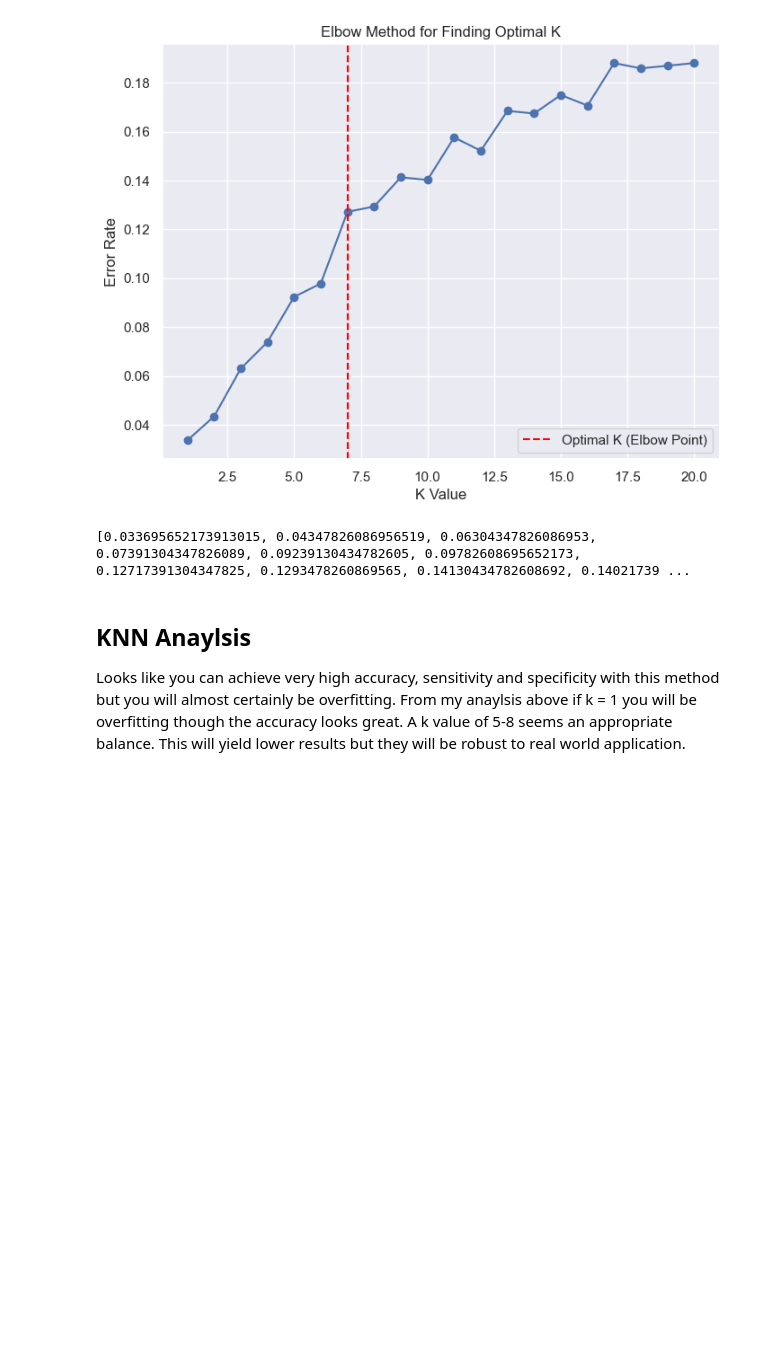
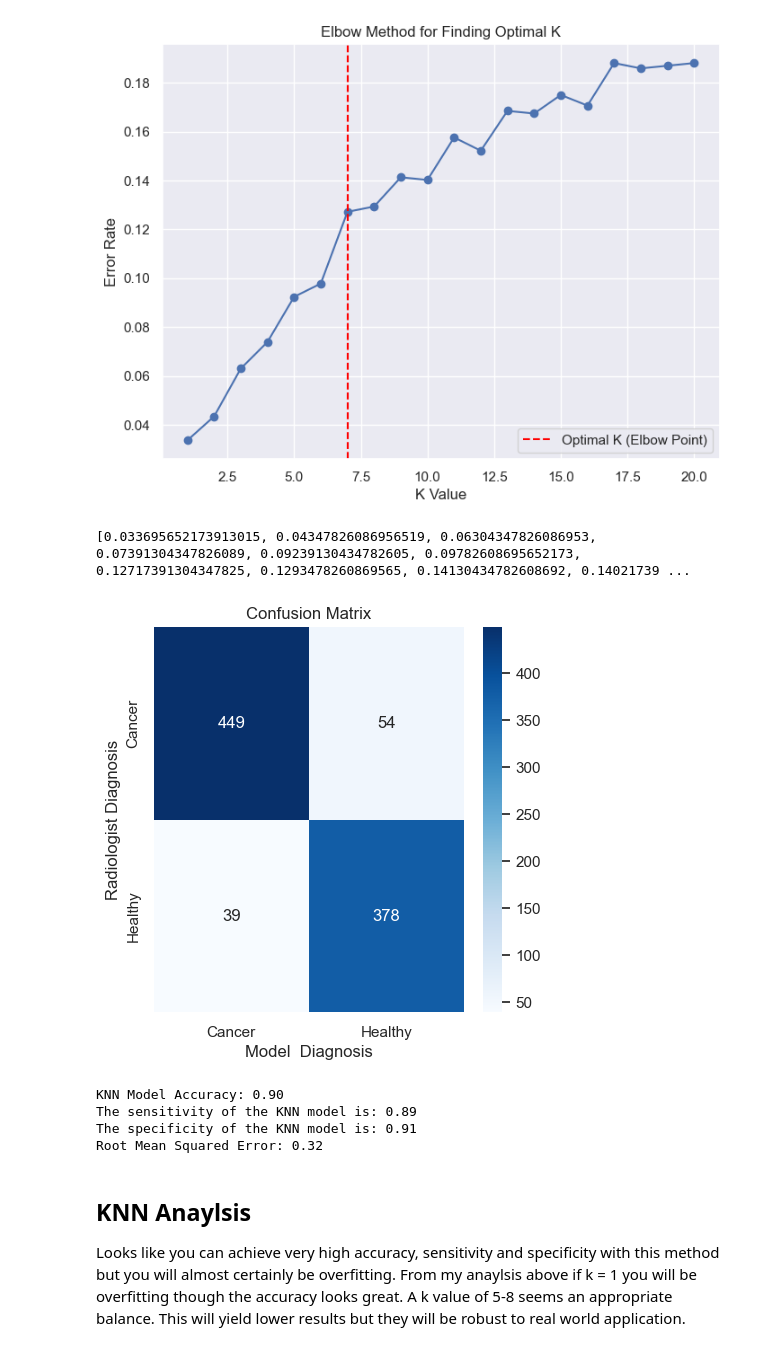
Before and after one commit to nicholasdoerksen/Supervised-Learning-Project, a Jupyter notebook: Final Project.ipynb, the cells around one changed output. Drawn from its saved outputs; the diff is of its cells as text; code cells hidden in the pictures; blank space fills up the shorter version.

```diff
--- a/Final Project.ipynb
+++ b/Final Project.ipynb
@@ -319,6 +327,9 @@ plot_confusion_matrix(cm)
 print(f"Decision Tree Classifer Model Accuracy: {accuracy_forest:.2f}")
 print(f"The sensitivity of the Random Forest Classifer model is: {sensitivity(y_test, y_pred_forest):.2f}")
 print(f"The specificity of the Random Forest Classifer model is: {specificity(y_test, y_pred_forest):.2f}")
+rmse = root_mean_squared_error(y_test, y_pred_forest)
+rmses['Random Forest Classifier'] = rmse
+print(f"Root Mean Squared Error: {rmse:.2f}")
 # %% [output]
 [figure]
 Decision Tree Classifer Model Accuracy: 0.96
@@ -340,6 +352,9 @@ plot_confusion_matrix(cm)
 print(f"AdaBoost Classifier Model Accuracy: {accuracy_ada:.2f}")
 print(f"The sensitivity of the AdaBoost Classifier model is: {sensitivity(y_test, y_pred_ada):.2f}")
 print(f"The specificity of the AdaBoost Classifier model is: {specificity(y_test, y_pred_ada):.2f}")
+rmse = root_mean_squared_error(y_test, y_pred_ada)
+rmses['AdaBoost Classifier'] = rmse
+print(f"Root Mean Squared Error: {rmse:.2f}")
 # %% [output]
 [figure]
 AdaBoost Classifier Model Accuracy: 0.84
@@ -359,6 +375,9 @@ plot_confusion_matrix(cm)
 print(f"Gradient Boosting Classifier Model Accuracy: {accuracy_gradient:.2f}")
 print(f"The sensitivity of the Gradient Boosting Classifier model is: {sensitivity(y_test, y_pred_gradient):.2f}")
 print(f"The specificity of the Gradient Boosting Classifier model is: {specificity(y_test, y_pred_gradient):.2f}")
+rmse = root_mean_squared_error(y_test, y_pred_gradient)
+rmses['Gradient Boosting Classifier'] = rmse
+print(f"Root Mean Squared Error: {rmse:.2f}")
 # %% [output]
 [figure]
 Gradient Boosting Classifier Model Accuracy: 0.93
@@ -389,6 +409,9 @@ plot_confusion_matrix(cm)
 print(f"SVM Model Accuracy: {accuracy_svm:.2f}")
 print(f"The sensitivity of the SVM model is: {sensitivity(y_test, y_pred_svm):.2f}")
 print(f"The specificity of the SVM model is: {specificity(y_test, y_pred_svm):.2f}")
+rmse = root_mean_squared_error(y_test, y_pred_svm)
+rmses['SVM'] = rmse
+print(f"Root Mean Squared Error: {rmse:.2f}")
 # %% [output]
 [figure]
 SVM Model Accuracy: 0.95
@@ -485,15 +508,24 @@ print(error_rates)
 # %%
 # Train a KNN Classifier with the best k found above and evaluate its performance
 
 from sklearn.neighbors import KNeighborsClassifier
 knn_model = KNeighborsClassifier(n_neighbors=8, p=1).fit(X_train, y_train)
 y_pred_knn = knn_model.predict(X_test)
 accuracy_knn = np.mean(y_pred_knn == y_test)
 cm = confusion_matrix(y_test, y_pred_knn)
 plot_confusion_matrix(cm)
 print(f"KNN Model Accuracy: {accuracy_knn:.2f}")
 print(f"The sensitivity of the KNN model is: {sensitivity(y_test, y_pred_knn):.2f}")
 print(f"The specificity of the KNN model is: {specificity(y_test, y_pred_knn):.2f}")
+rmse = root_mean_squared_error(y_test, y_pred_knn)
+rmses['KNN'] = rmse
+print(f"Root Mean Squared Error: {rmse:.2f}")
+# %% [output]
+[figure, added]
+KNN Model Accuracy: 0.90
+The sensitivity of the KNN model is: 0.89
+The specificity of the KNN model is: 0.91
+Root Mean Squared Error: 0.32
 # %% [markdown]
 ## KNN Anaylsis
 
```
Also changed, not shown: parts of 8 cells of this notebook.
